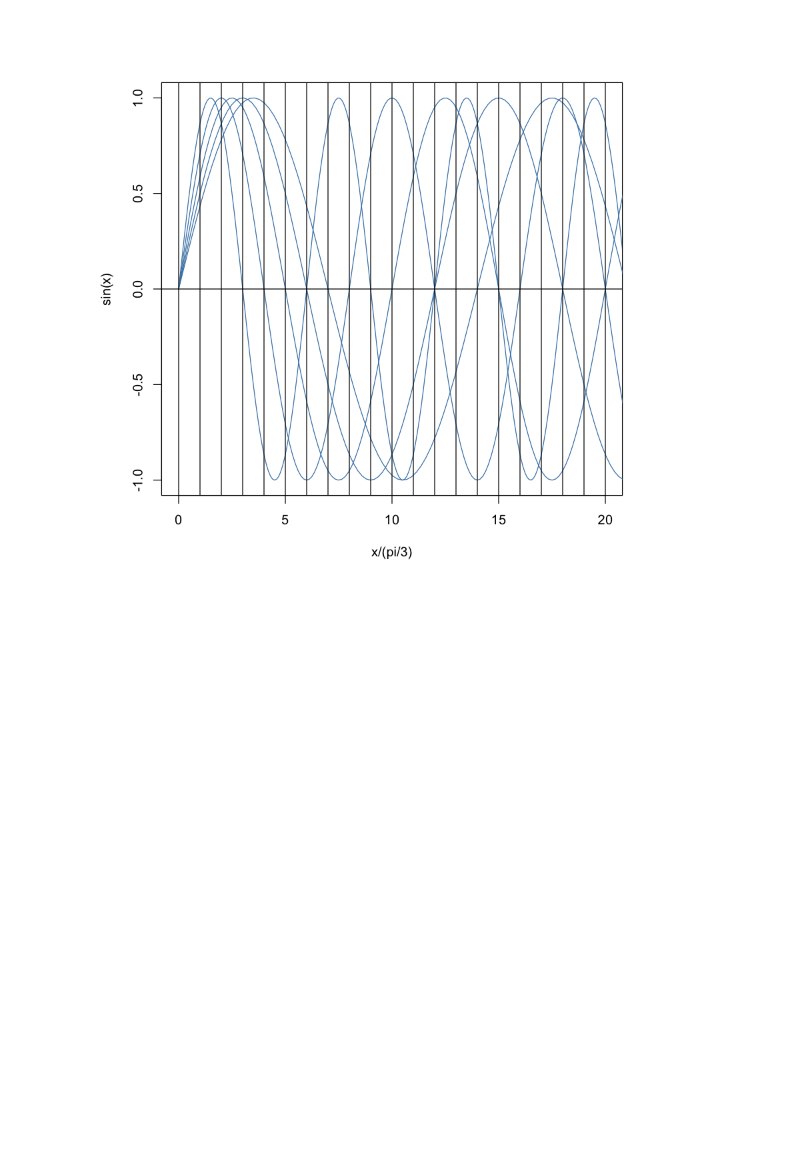
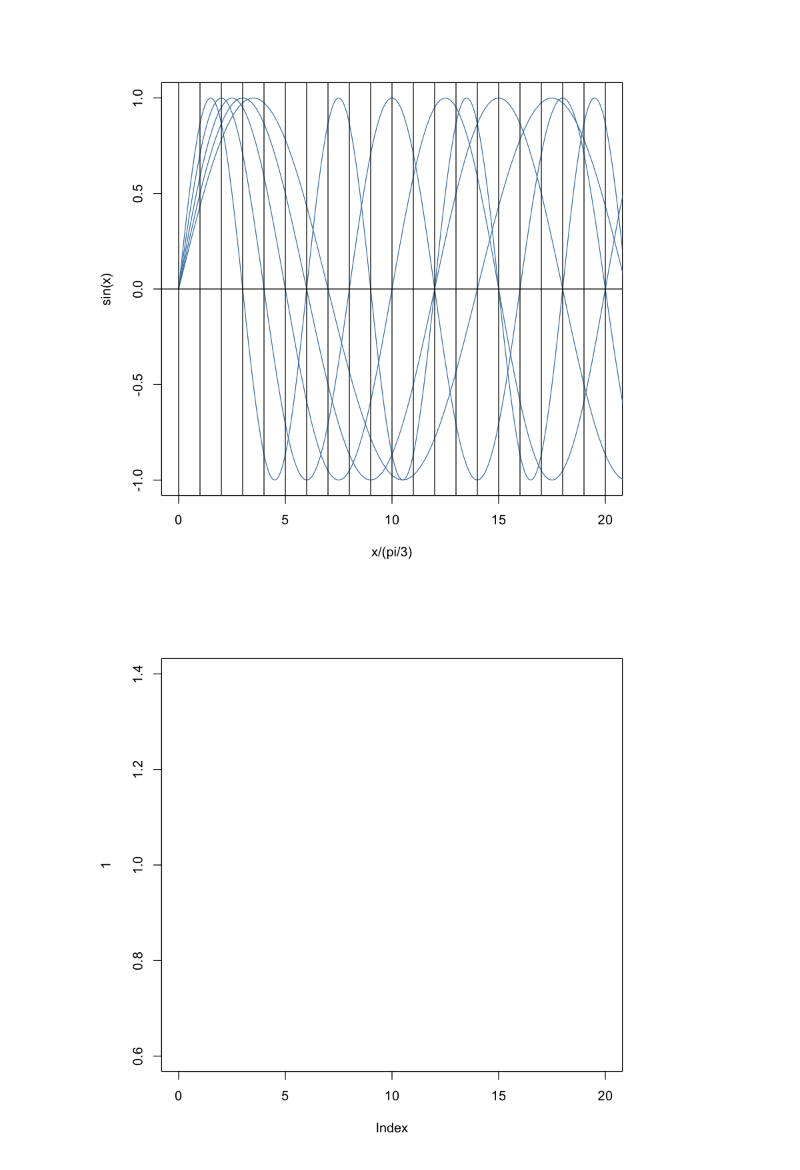
Before and after one commit to cc2qe/prime, a Jupyter notebook: waves.ipynb, the cells around one changed output. Drawn from its saved outputs; the diff is of its cells as text; code cells hidden in the pictures; blank space fills up the shorter version.

```diff
--- a/waves.ipynb
+++ b/waves.ipynb
@@ -22,15 +22,8 @@ for (i in 0:max) {
 # %%
 max <- 20
 
 # plot(x/(pi/2), sin(x), xlim=c(0,max), type='l', col=mypal[1])
 # points(x/(pi/1), sin(x), xlim=c(0,max), type='l', col=mypal[1])
-plot(x/(pi/3), sin(x), xlim=c(0,max), type='l', col=mypal[1])
-points(x/(pi/4), sin(x), xlim=c(0,max), type='l', col=mypal[1])
-points(x/(pi/5), sin(x), xlim=c(0,max), type='l', col=mypal[1])
-points(x/(pi/6), sin(x), xlim=c(0,max), type='l', col=mypal[1])
-points(x/(pi/7), sin(x), xlim=c(0,max), type='l', col=mypal[1])
-
-abline(h=0)
-for (i in 0:max) {
-    abline(v=i)
-}
+plot(1, xlim=c(0,max), type='n')
+# %% [output]
+[figure, added]
```
Also changed, not shown: parts of 2 cells of this notebook.
